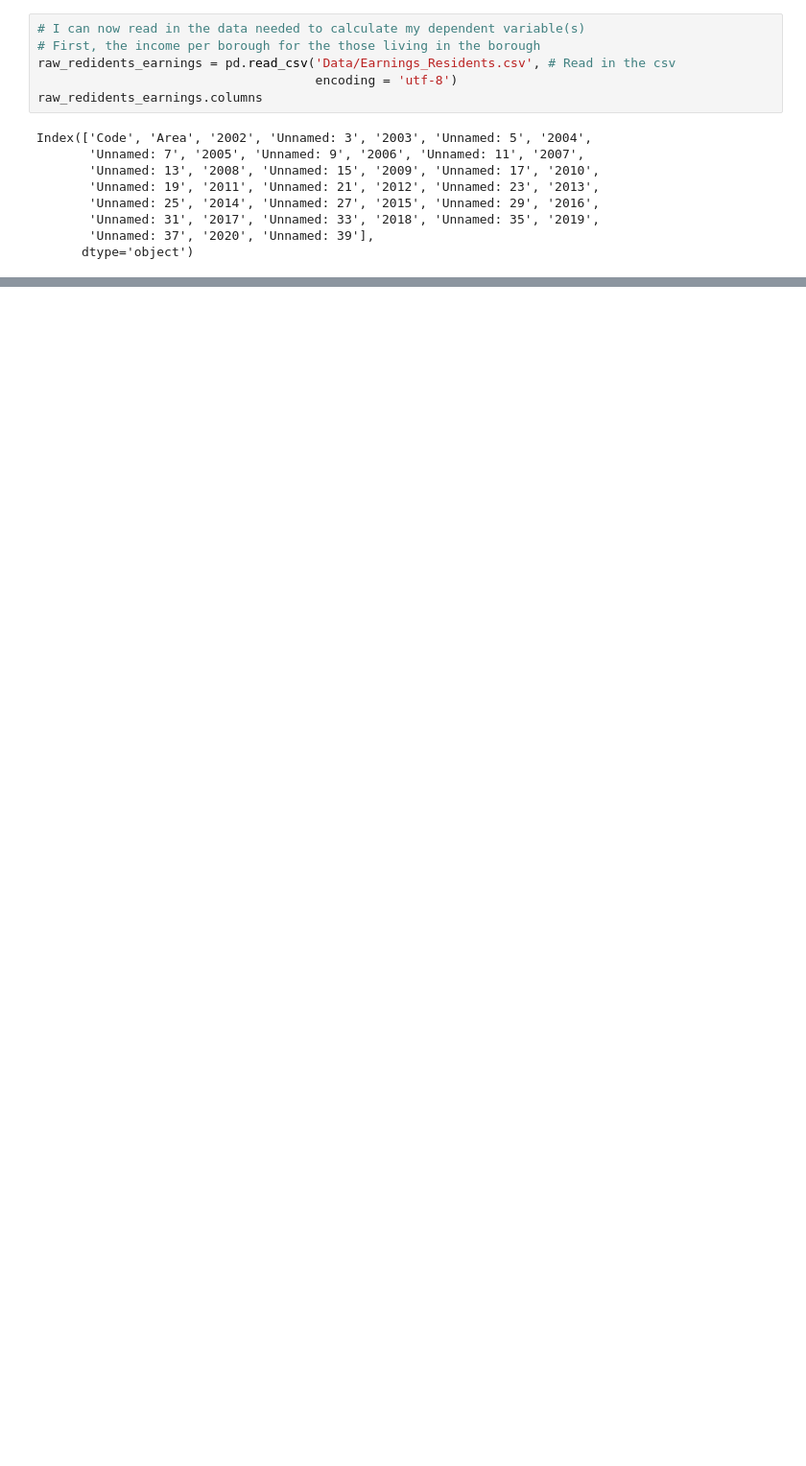
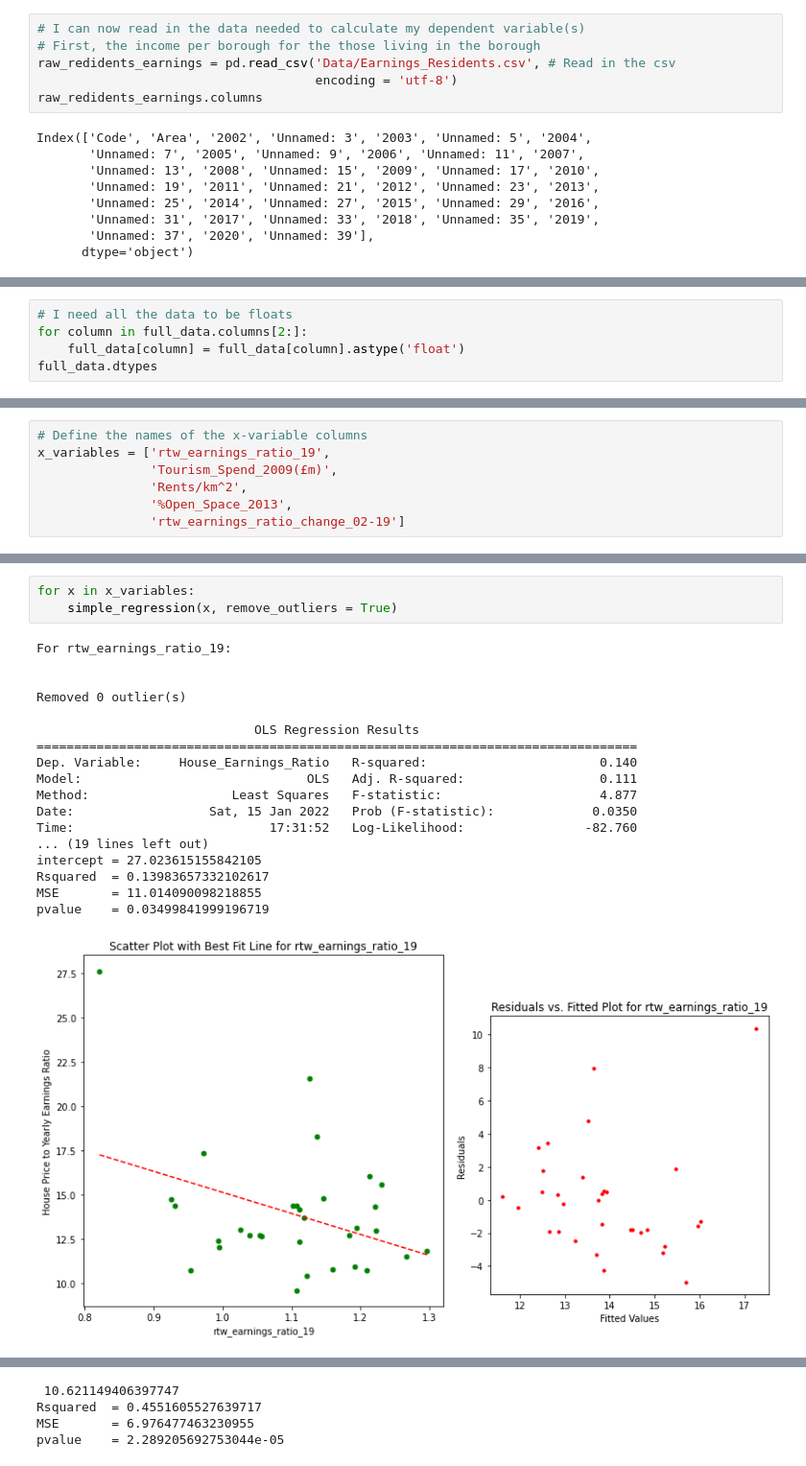
Before and after one commit to MurrayChapman17/QMAssessment3Code, a Jupyter notebook: AssessmentCode.ipynb, the cells around one changed output, grey strips where cells are left out. Shown at 96% size. Saved outputs shown, nothing was run; the diff lists cells and outputs as text; blank space fills up the shorter version.

```diff
--- a/AssessmentCode.ipynb
+++ b/AssessmentCode.ipynb
@@ -320,0 +713,5 @@ Index(['Code', 'Area', '2002', 'Unnamed: 3', '2003', 'Unnamed: 5', '2004',
+# %%
+# I need all the data to be floats
+for column in full_data.columns[2:]:
+    full_data[column] = full_data[column].astype('float')
+full_data.dtypes
@@ -320,0 +732,7 @@ Index(['Code', 'Area', '2002', 'Unnamed: 3', '2003', 'Unnamed: 5', '2004',
+# %%
+# Define the names of the x-variable columns
+x_variables = ['rtw_earnings_ratio_19',
+               'Tourism_Spend_2009(£m)',
+               'Rents/km^2',
+               '%Open_Space_2013',
+               'rtw_earnings_ratio_change_02-19']
@@ -320,0 +807,22 @@ Index(['Code', 'Area', '2002', 'Unnamed: 3', '2003', 'Unnamed: 5', '2004',
+# %%
+for x in x_variables:
+    simple_regression(x, remove_outliers = True)
+# %% [output]
+For rtw_earnings_ratio_19:
+
+
+Removed 0 outlier(s)
+
+                             OLS Regression Results
+================================================================================
+Dep. Variable:     House_Earnings_Ratio   R-squared:                       0.140
+Model:                              OLS   Adj. R-squared:                  0.111
+Method:                   Least Squares   F-statistic:                     4.877
+Date:                  Sat, 15 Jan 2022   Prob (F-statistic):             0.0350
+Time:                          17:31:52   Log-Likelihood:                -82.760
+... (19 lines left out)
+intercept = 27.023615155842105
+Rsquared  = 0.13983657332102617
+MSE       = 11.014090098218855
+pvalue    = 0.03499841999196719
+[figure, added]
@@ -320,0 +864,4 @@ Index(['Code', 'Area', '2002', 'Unnamed: 3', '2003', 'Unnamed: 5', '2004',
+ 10.621149406397747
+Rsquared  = 0.4551605527639717
+MSE       = 6.976477463230955
+pvalue    = 2.289205692753044e-05
```
Also changed, not shown: parts of 52 cells of this notebook, 9 other files.
